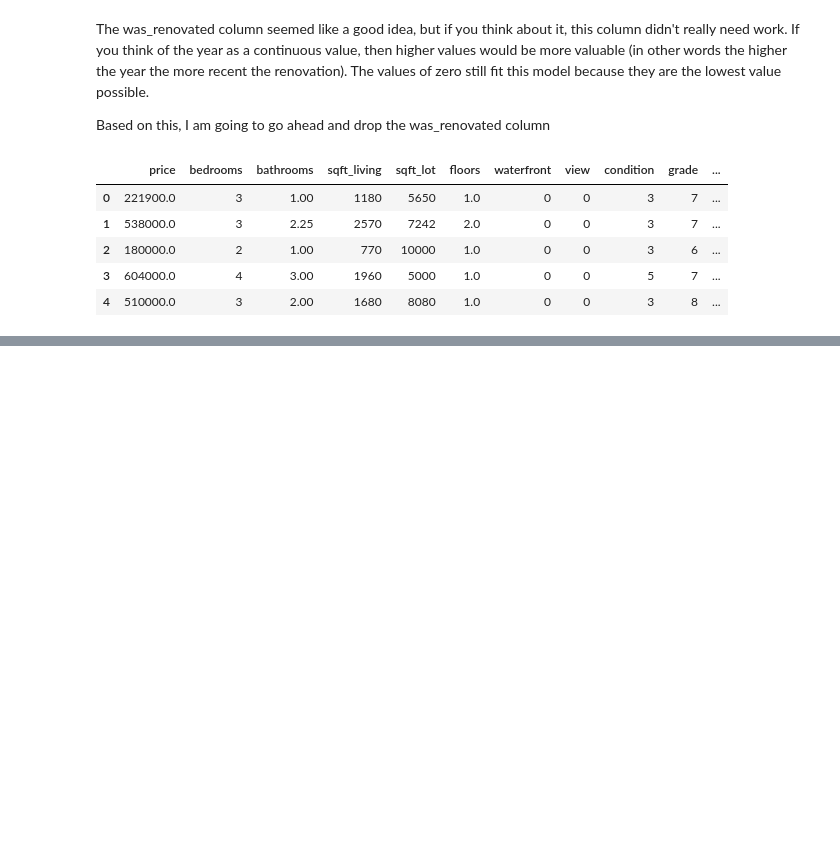
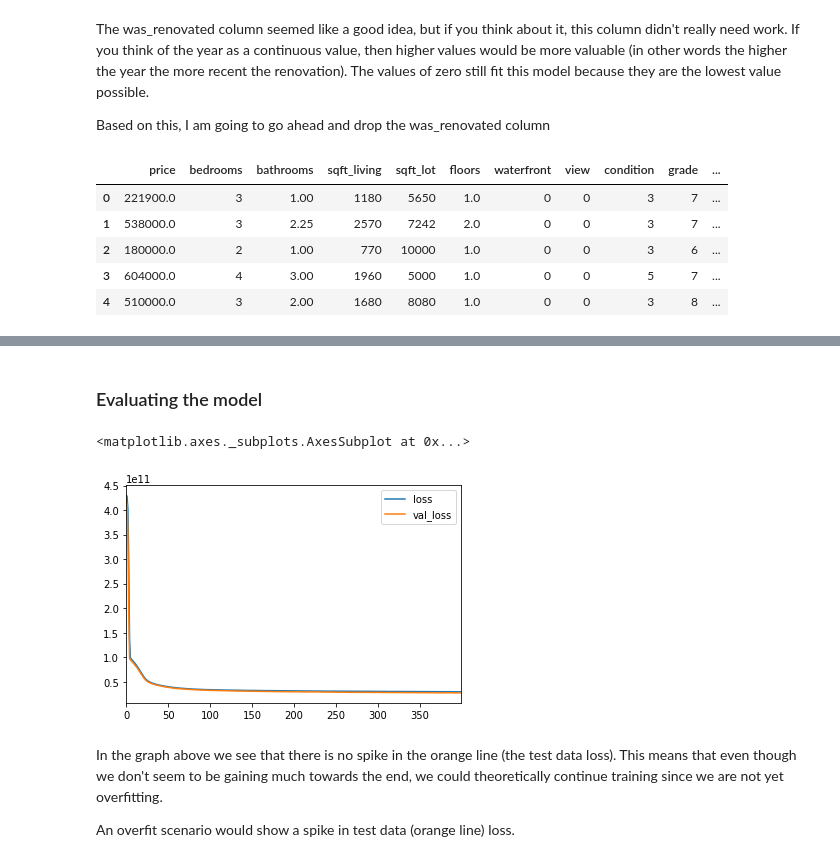
Before and after one commit to DeanPhillipsOKC/keras-notes, a Jupyter notebook: Keras_Regression_Based_Project.ipynb, the cells around one changed output, grey strips where cells are left out. Drawn from its saved outputs; the diff is of its cells as text; code cells hidden in the pictures; blank space fills up the shorter version.

```diff
--- a/Keras_Regression_Based_Project.ipynb
+++ b/Keras_Regression_Based_Project.ipynb
@@ -418,0 +434,2 @@ df.head()
+# %%
+x_test = scaler.transform(x_test)
@@ -418,0 +439,11 @@ df.head()
+# %%
+model = Sequential()
+
+model.add(Dense(19, activation='relu'))
+model.add(Dense(19, activation='relu'))
+model.add(Dense(19, activation='relu'))
+model.add(Dense(19, activation='relu'))
+
+model.add(Dense(1))
+
+model.compile(optimizer='adam', loss='mse')
@@ -418,0 +454,2 @@ df.head()
+# %%
+model.fit(x=x_train, y=y_train, validation_data=(x_test, y_test), batch_size=128, epochs=400)
@@ -418,0 +475,13 @@ df.head()
+# %% [markdown]
+### Evaluating the model
+# %%
+losses = pd.DataFrame(model.history.history)
+# %%
+losses.plot()
+# %% [output]
+<matplotlib.axes._subplots.AxesSubplot at 0x...>
+[figure, added]
+# %% [markdown]
+In the graph above we see that there is no spike in the orange line (the test data loss).  This means that even though we don't seem to be gaining much towards the end, we could theoretically continue training since we are not yet overfitting.
+
+An overfit scenario would show a spike in test data (orange line) loss.
```
Also changed, not shown: parts of 30 cells of this notebook.
